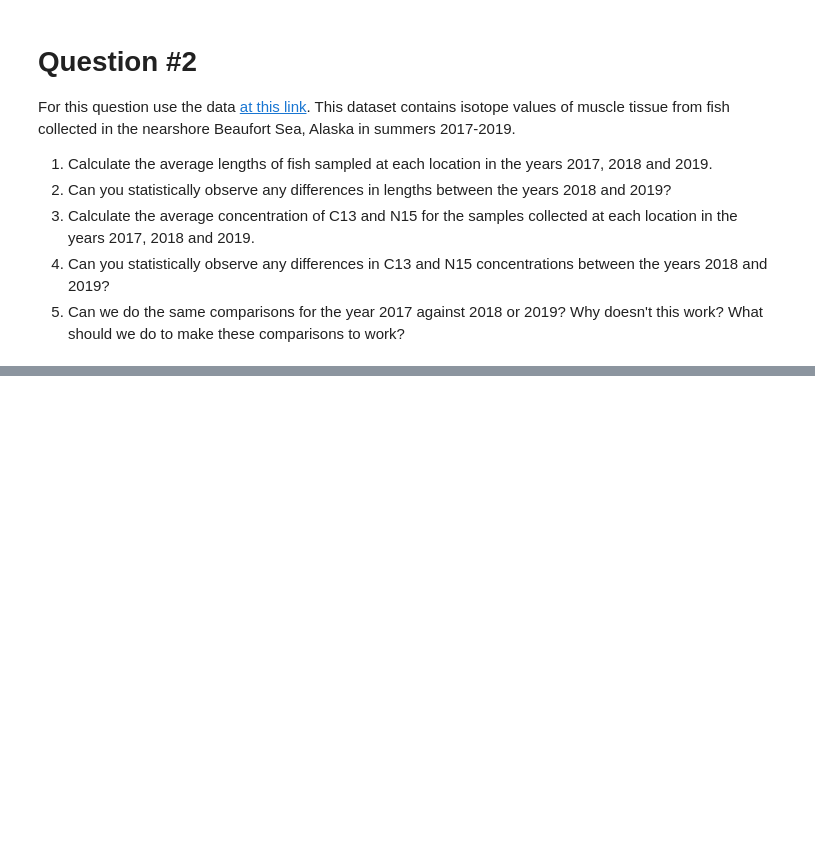
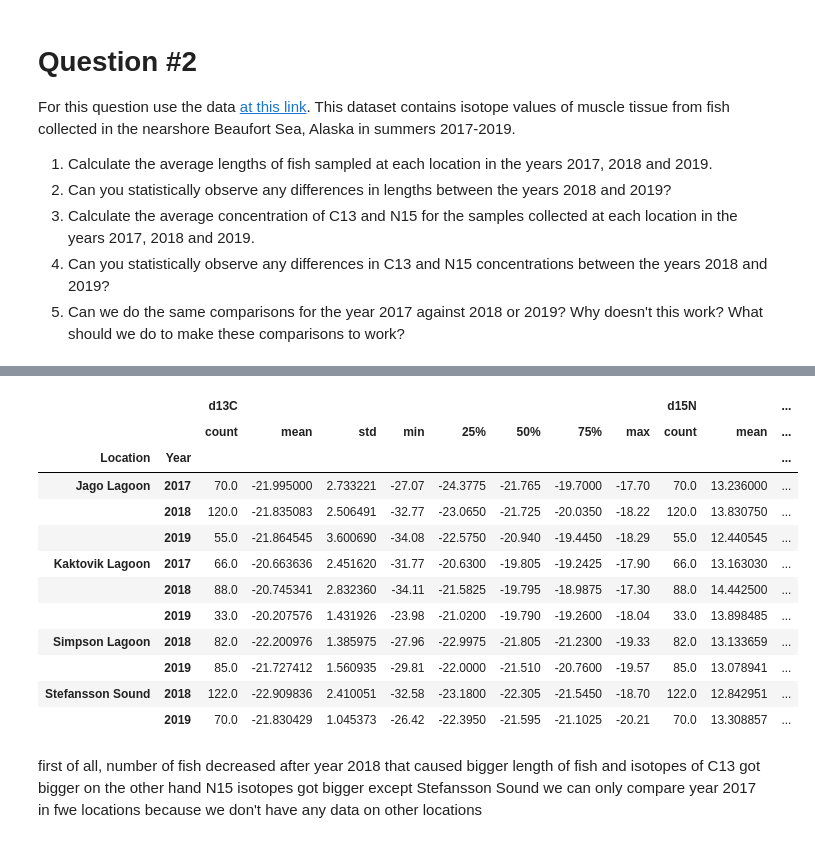
Before and after one commit to ozzden/mat381e, a Jupyter notebook: HW1.ipynb, the cells around one changed output, grey strips where cells are left out. Cells and saved outputs as stored; diff of their text form; code cells hidden in the pictures; blank space fills up the shorter version.

```diff
--- a/HW1.ipynb
+++ b/HW1.ipynb
@@ -528,3 +510,25 @@ For this question use the data [at this link](https://alaska.usgs.gov/products/d
 3. Calculate the average concentration of C13 and N15 for the samples collected at each location in the years 2017, 2018 and 2019.
 4. Can you statistically observe any differences in C13 and N15 concentrations between the years 2018 and 2019?
 5. Can we do the same comparisons for the year 2017 against 2018 or 2019? Why doesn't this work? What should we do to make these comparisons to work?
+# %%
+import zipfile
+from urllib.request import urlopen
+import shutil
+
+
+url = 'https://alaska.usgs.gov/data/aquaticEcology/fish/fish_stableIsotopes_beaufort_stanek/fish_stableIsotopes_beaufort_stanek.zip'
+file_name = 'fish_stableIsotopes_beaufort_stanek.zip'
+
+# extracting zipfile from URL
+with urlopen(url) as response, open(file_name, 'wb') as out_file:
+    shutil.copyfileobj(response, out_file)
+
+    # extracting required file from zipfile
+    with zipfile.ZipFile(file_name) as zf:
+        zf.extract('fish_stableIsotopes_beaufort_stanek.csv')
+
+# deleting the zipfile from the directory
+
+# loading data from the file
+data_fish = pd.read_csv('fish_stableIsotopes_beaufort_stanek.csv')
+data_fish
@@ -530,0 +572,4 @@ For this question use the data [at this link](https://alaska.usgs.gov/products/d
+# %%
+data_fish["Date"] = pd.to_datetime(data_fish['Date'])
+data_fish['Year'] = data_fish['Date'].dt.strftime('%Y')
+data_fish
@@ -530,0 +629,22 @@ For this question use the data [at this link](https://alaska.usgs.gov/products/d
+# %%
+df_3 = data_fish.groupby(["Location","Year"]).agg({'d13C' : 'describe',
+                                                   'd15N' : 'describe',
+                                                   'mmLength' : 'mean'})
+df_3
+# %% [output]
+|  |  | d13C |  |  |  |  |  |  |  | d15N |  | ... |
+|  |  | count | mean | std | min | 25% | 50% | 75% | max | count | mean | ... |
+| Location | Year |  |  |  |  |  |  |  |  |  |  | ... |
+| Jago Lagoon | 2017 | 70.0 | -21.995000 | 2.733221 | -27.07 | -24.3775 | -21.765 | -19.7000 | -17.70 | 70.0 | 13.236000 | ... |
+|  | 2018 | 120.0 | -21.835083 | 2.506491 | -32.77 | -23.0650 | -21.725 | -20.0350 | -18.22 | 120.0 | 13.830750 | ... |
+|  | 2019 | 55.0 | -21.864545 | 3.600690 | -34.08 | -22.5750 | -20.940 | -19.4450 | -18.29 | 55.0 | 12.440545 | ... |
+| Kaktovik Lagoon | 2017 | 66.0 | -20.663636 | 2.451620 | -31.77 | -20.6300 | -19.805 | -19.2425 | -17.90 | 66.0 | 13.163030 | ... |
+|  | 2018 | 88.0 | -20.745341 | 2.832360 | -34.11 | -21.5825 | -19.795 | -18.9875 | -17.30 | 88.0 | 14.442500 | ... |
+|  | 2019 | 33.0 | -20.207576 | 1.431926 | -23.98 | -21.0200 | -19.790 | -19.2600 | -18.04 | 33.0 | 13.898485 | ... |
+| Simpson Lagoon | 2018 | 82.0 | -22.200976 | 1.385975 | -27.96 | -22.9975 | -21.805 | -21.2300 | -19.33 | 82.0 | 13.133659 | ... |
+|  | 2019 | 85.0 | -21.727412 | 1.560935 | -29.81 | -22.0000 | -21.510 | -20.7600 | -19.57 | 85.0 | 13.078941 | ... |
+| Stefansson Sound | 2018 | 122.0 | -22.909836 | 2.410051 | -32.58 | -23.1800 | -22.305 | -21.5450 | -18.70 | 122.0 | 12.842951 | ... |
+|  | 2019 | 70.0 | -21.830429 | 1.045373 | -26.42 | -22.3950 | -21.595 | -21.1025 | -20.21 | 70.0 | 13.308857 | ... |
+# %% [markdown]
+first of all, number of fish decreased after year 2018 that caused bigger length of fish and isotopes of C13 got bigger on the other hand N15 isotopes got bigger except Stefansson Sound
+we can only compare year 2017 in fwe locations because we don't have any data on other locations
```
Also changed, not shown: parts of 16 cells of this notebook, 4 other files.
